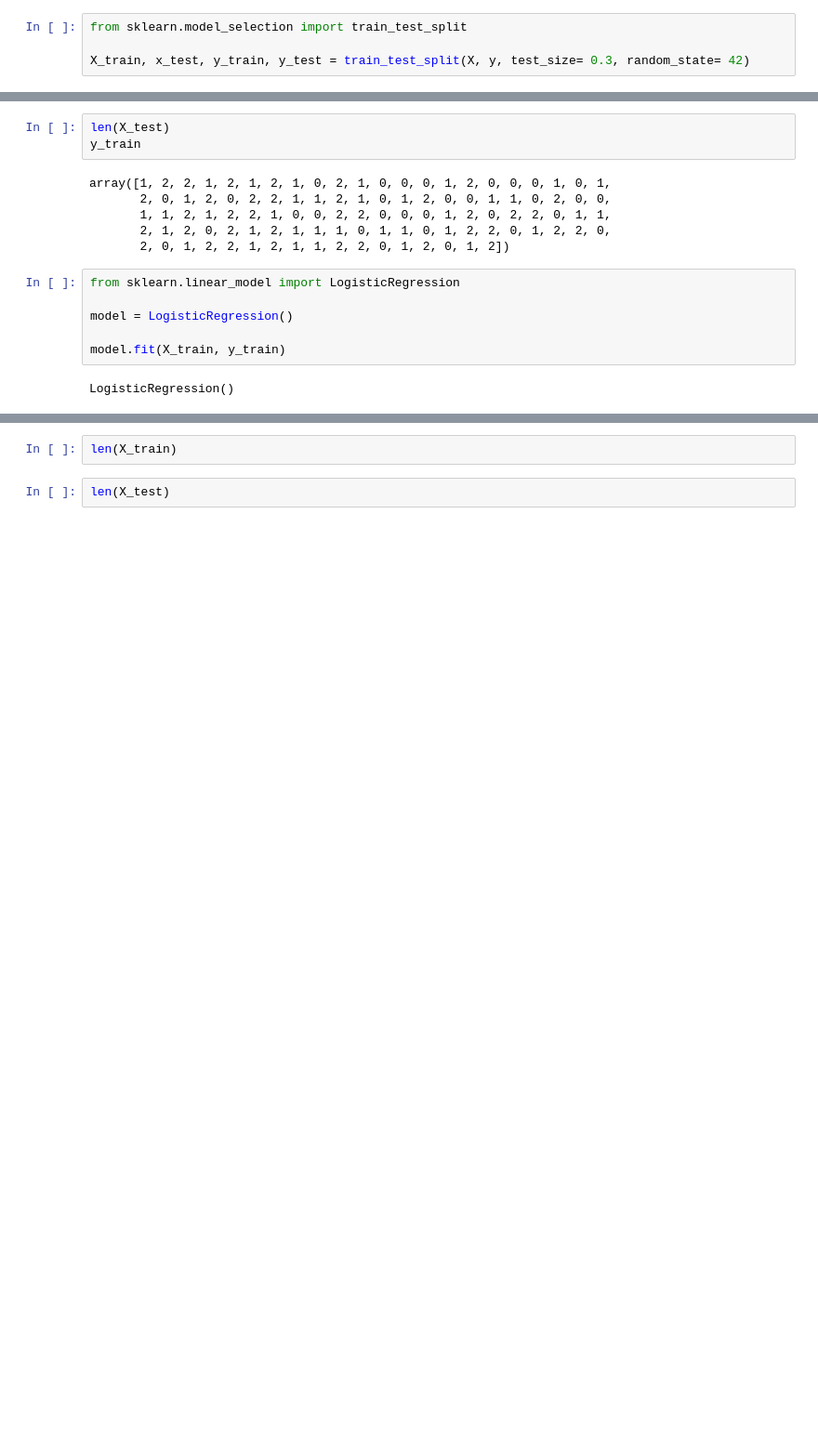
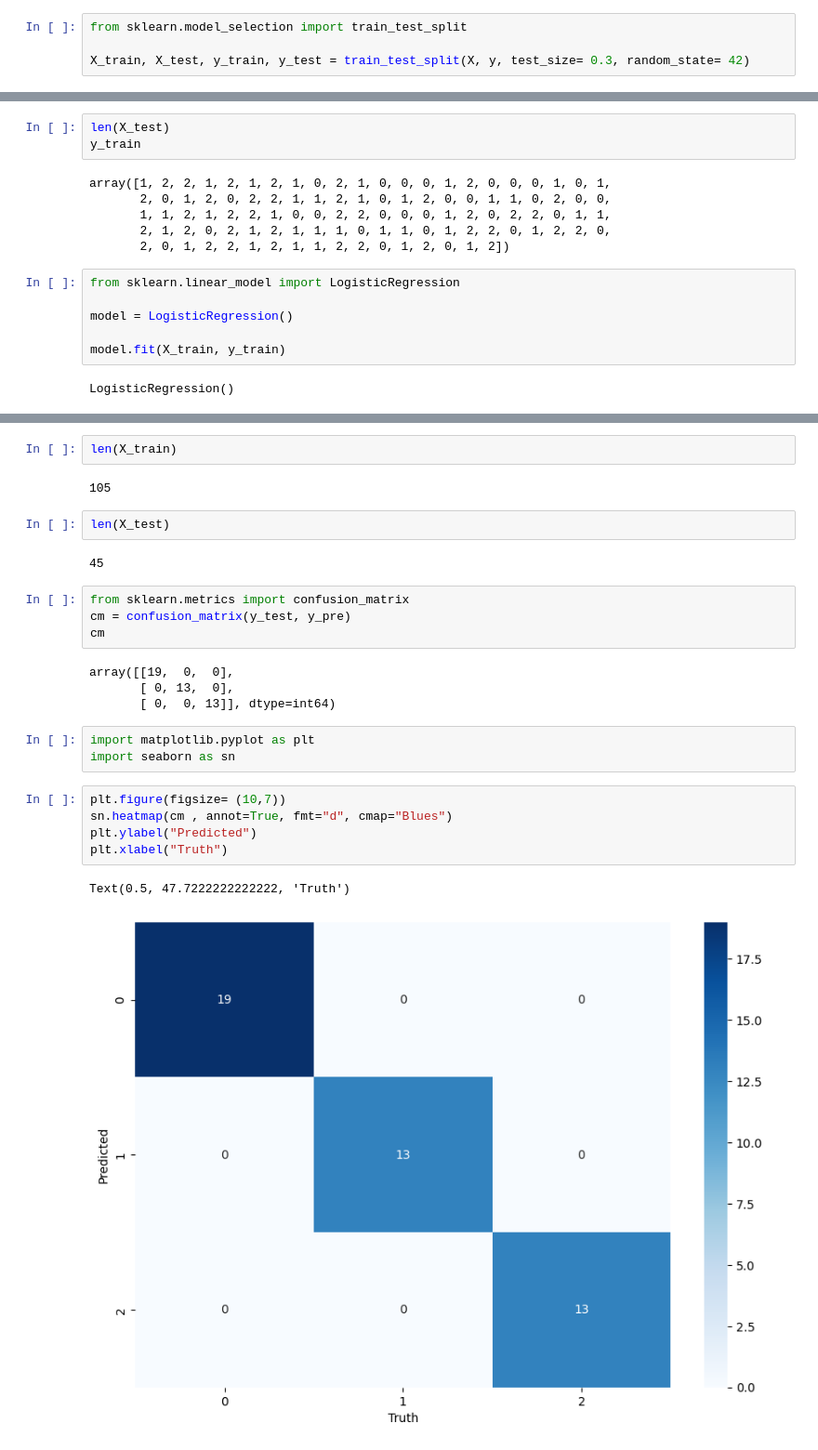
Before and after one commit to ParthManna/Machine_Learning, a Jupyter notebook: Logistic Regression/iris.ipynb, the cells around one changed output, grey strips where cells are left out. Shown at 93% size. Cells and saved outputs as stored; diff of their text form; blank space fills up the shorter version.

```diff
--- a/Logistic Regression/iris.ipynb
+++ b/Logistic Regression/iris.ipynb
@@ -75,7 +75,7 @@ print(y)
 # %%
 from sklearn.model_selection import train_test_split
 
-X_train, x_test, y_train, y_test = train_test_split(X, y, test_size= 0.3, random_state= 42)
+X_train, X_test, y_train, y_test = train_test_split(X, y, test_size= 0.3, random_state= 42)
 # %%
 len(X_train)
 X_train
@@ -134,4 +159,27 @@ for i,pre in enumerate(y_pre):
 # %%
 len(X_train)
+# %% [output]
+105
 # %%
 len(X_test)
+# %% [output]
+45
+# %%
+from sklearn.metrics import confusion_matrix
+cm = confusion_matrix(y_test, y_pre)
+cm
+# %% [output]
+array([[19,  0,  0],
+       [ 0, 13,  0],
+       [ 0,  0, 13]], dtype=int64)
+# %%
+import matplotlib.pyplot as plt
+import seaborn as sn
+# %%
+plt.figure(figsize= (10,7))
+sn.heatmap(cm , annot=True, fmt="d", cmap="Blues")
+plt.ylabel("Predicted")
+plt.xlabel("Truth")
+# %% [output]
+Text(0.5, 47.7222222222222, 'Truth')
+[figure, added]
```
Also changed, not shown: parts of 4 cells of this notebook.
